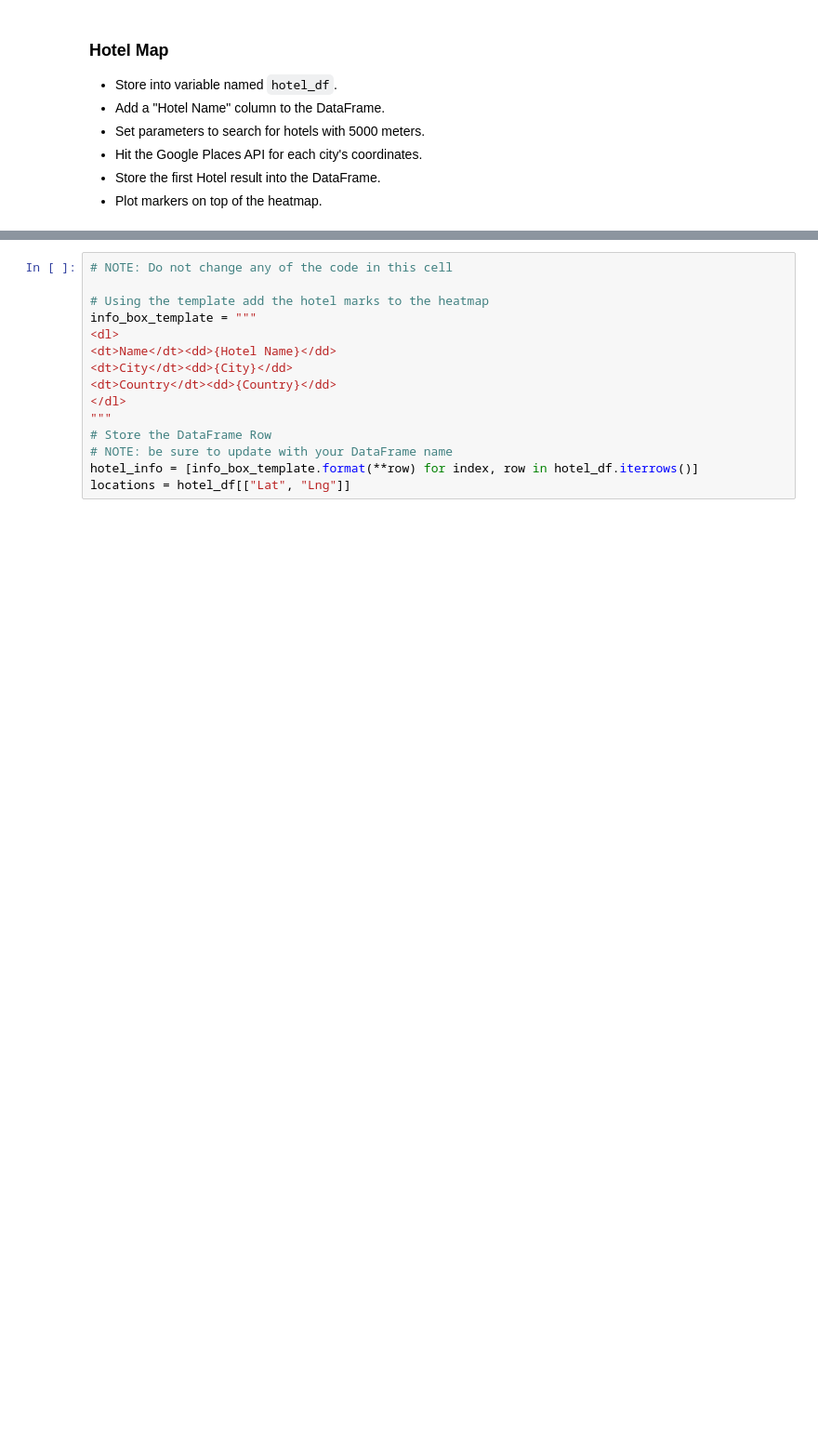
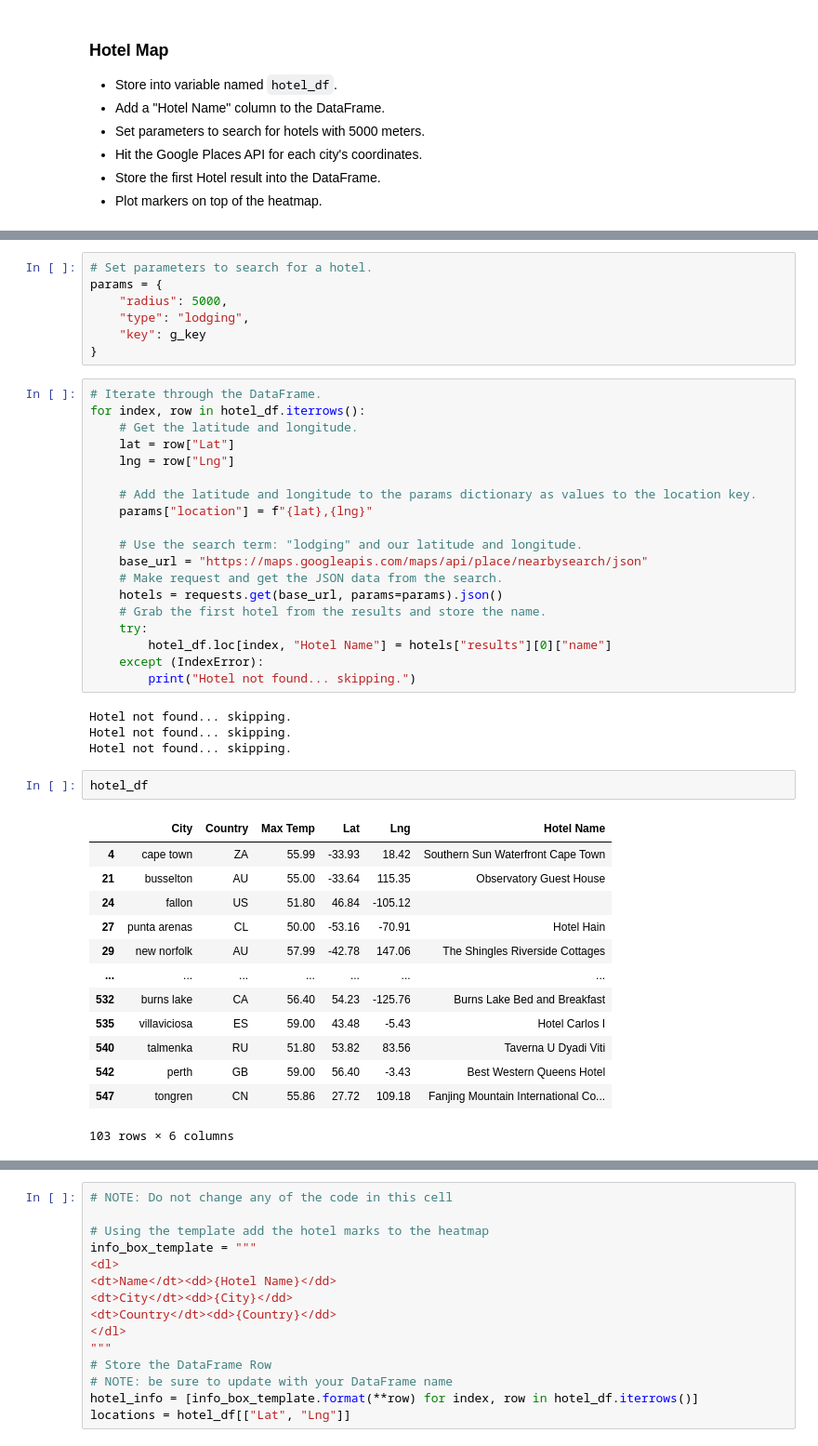
Before and after one commit to AsfiaKhatoon/Python-api-challenge, a Jupyter notebook: VacationPy/VacationPy.ipynb, the cells around one changed output, grey strips where cells are left out. Shown at 93% size. Cells and saved outputs as stored; diff of their text form; blank space fills up the shorter version.

```diff
--- a/VacationPy/VacationPy.ipynb
+++ b/VacationPy/VacationPy.ipynb
@@ -50,0 +197,46 @@ SyntaxError: invalid syntax (Temp/ipykernel_16760/2070983529.py, line 5)
+# %%
+# Set parameters to search for a hotel.
+params = {
+    "radius": 5000,
+    "type": "lodging",
+    "key": g_key
+}
+# %%
+# Iterate through the DataFrame.
+for index, row in hotel_df.iterrows():
+    # Get the latitude and longitude.
+    lat = row["Lat"]
+    lng = row["Lng"]
+
+    # Add the latitude and longitude to the params dictionary as values to the location key.
+    params["location"] = f"{lat},{lng}"
+
+    # Use the search term: "lodging" and our latitude and longitude.
+    base_url = "https://maps.googleapis.com/maps/api/place/nearbysearch/json"
+    # Make request and get the JSON data from the search.
+    hotels = requests.get(base_url, params=params).json()
+    # Grab the first hotel from the results and store the name.
+    try:
+        hotel_df.loc[index, "Hotel Name"] = hotels["results"][0]["name"]
+    except (IndexError):
+        print("Hotel not found... skipping.")
+# %% [output]
+Hotel not found... skipping.
+Hotel not found... skipping.
+Hotel not found... skipping.
+# %%
+hotel_df
+# %% [output]
+|  | City | Country | Max Temp | Lat | Lng | Hotel Name |
+| 4 | cape town | ZA | 55.99 | -33.93 | 18.42 | Southern Sun Waterfront Cape Town |
+| 21 | busselton | AU | 55.00 | -33.64 | 115.35 | Observatory Guest House |
+| 24 | fallon | US | 51.80 | 46.84 | -105.12 |  |
+| 27 | punta arenas | CL | 50.00 | -53.16 | -70.91 | Hotel Hain |
+| 29 | new norfolk | AU | 57.99 | -42.78 | 147.06 | The Shingles Riverside Cottages |
+| ... | ... | ... | ... | ... | ... | ... |
+| 532 | burns lake | CA | 56.40 | 54.23 | -125.76 | Burns Lake Bed and Breakfast |
+| 535 | villaviciosa | ES | 59.00 | 43.48 | -5.43 | Hotel Carlos I |
+| 540 | talmenka | RU | 51.80 | 53.82 | 83.56 | Taverna U Dyadi Viti |
+| 542 | perth | GB | 59.00 | 56.40 | -3.43 | Best Western Queens Hotel |
+| 547 | tongren | CN | 55.86 | 27.72 | 109.18 | Fanjing Mountain International Co... |
+103 rows × 6 columns
```
Also changed, not shown: parts of 18 cells of this notebook, 2 other files.
